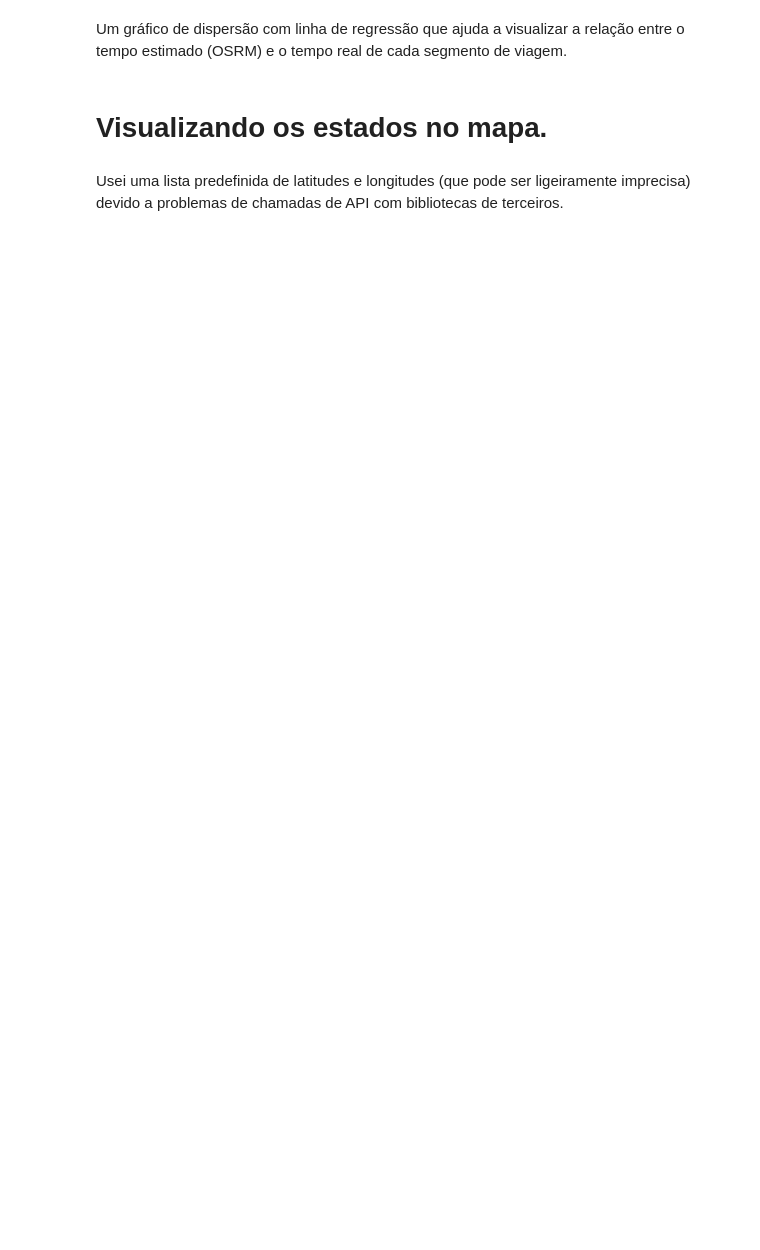
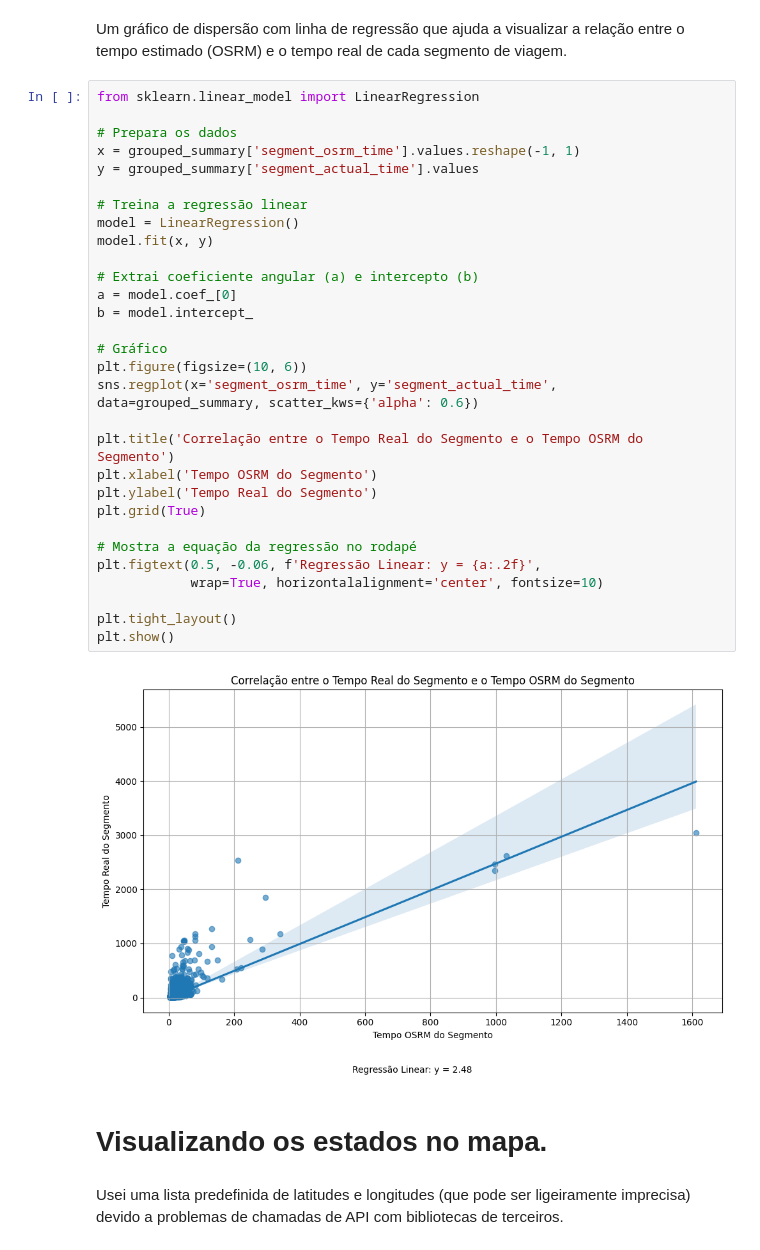
Before and after one commit to Tfonseca200/Analysis-Date-MG-entreposto-carnes, a Jupyter notebook: Trabalho.ipynb, the cells around one changed output. Saved outputs shown, nothing was run; the diff lists cells and outputs as text; blank space fills up the shorter version.

```diff
--- a/Trabalho.ipynb
+++ b/Trabalho.ipynb
@@ -1077,5 +1189,37 @@ plt.show()
 # %% [markdown]
 Um gráfico de dispersão com linha de regressão que ajuda a visualizar a relação entre o tempo estimado (OSRM) e o tempo real de cada segmento de viagem.
+# %%
+from sklearn.linear_model import LinearRegression
+
+# Prepara os dados
+x = grouped_summary['segment_osrm_time'].values.reshape(-1, 1)
+y = grouped_summary['segment_actual_time'].values
+
+# Treina a regressão linear
+model = LinearRegression()
+model.fit(x, y)
+
+# Extrai coeficiente angular (a) e intercepto (b)
+a = model.coef_[0]
+b = model.intercept_
+
+# Gráfico
+plt.figure(figsize=(10, 6))
+sns.regplot(x='segment_osrm_time', y='segment_actual_time', data=grouped_summary, scatter_kws={'alpha': 0.6})
+
+plt.title('Correlação entre o Tempo Real do Segmento e o Tempo OSRM do Segmento')
+plt.xlabel('Tempo OSRM do Segmento')
+plt.ylabel('Tempo Real do Segmento')
+plt.grid(True)
+
+# Mostra a equação da regressão no rodapé
+plt.figtext(0.5, -0.06, f'Regressão Linear: y = {a:.2f}',
+            wrap=True, horizontalalignment='center', fontsize=10)
+
+plt.tight_layout()
+plt.show()
+# %% [output]
+[figure, added]
 # %% [markdown]
 # Visualizando os estados no mapa.
 # %% [markdown]
```
Also changed, not shown: parts of 19 cells of this notebook, 1 other file.
